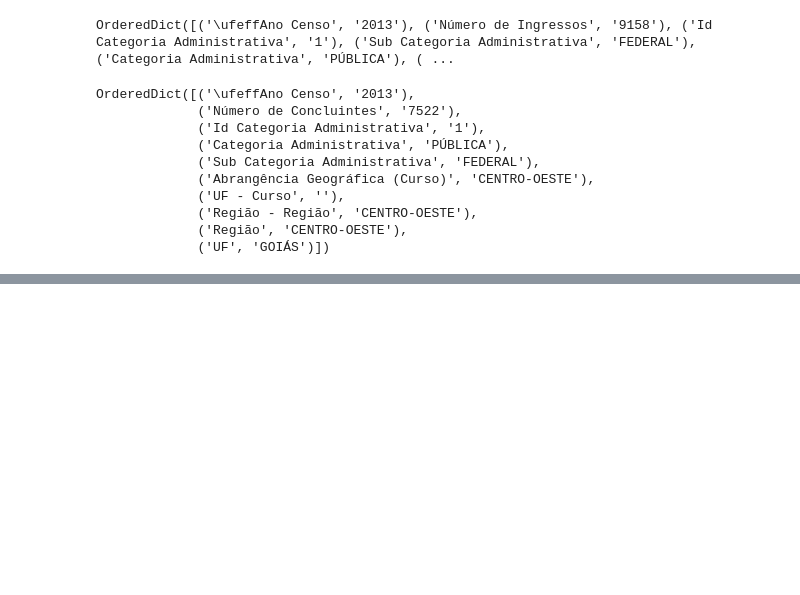
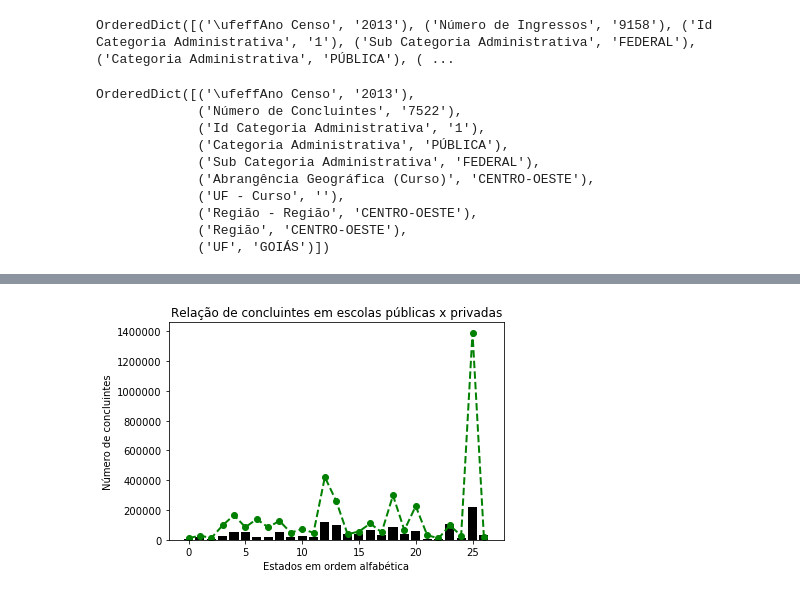
Before and after one commit to sarahraquel/learning_analytics, a Jupyter notebook: INEP.ipynb, the cells around one changed output, grey strips where cells are left out. Drawn from its saved outputs; the diff is of its cells as text; code cells hidden in the pictures; blank space fills up the shorter version.

```diff
--- a/INEP.ipynb
+++ b/INEP.ipynb
@@ -187,0 +144,4 @@ plota_barra_linha(range(len(a)), a, b)
+# %%
+plota_barra_linha("Relação de concluintes em escolas públicas x privadas", range(27), list(concluintes_publica_num.values()), list(concluintes_privada_num.values()), "Estados em ordem alfabética", "Número de concluintes")
+# %% [output]
+[figure, added]
```
Also changed, not shown: parts of 9 cells of this notebook.
